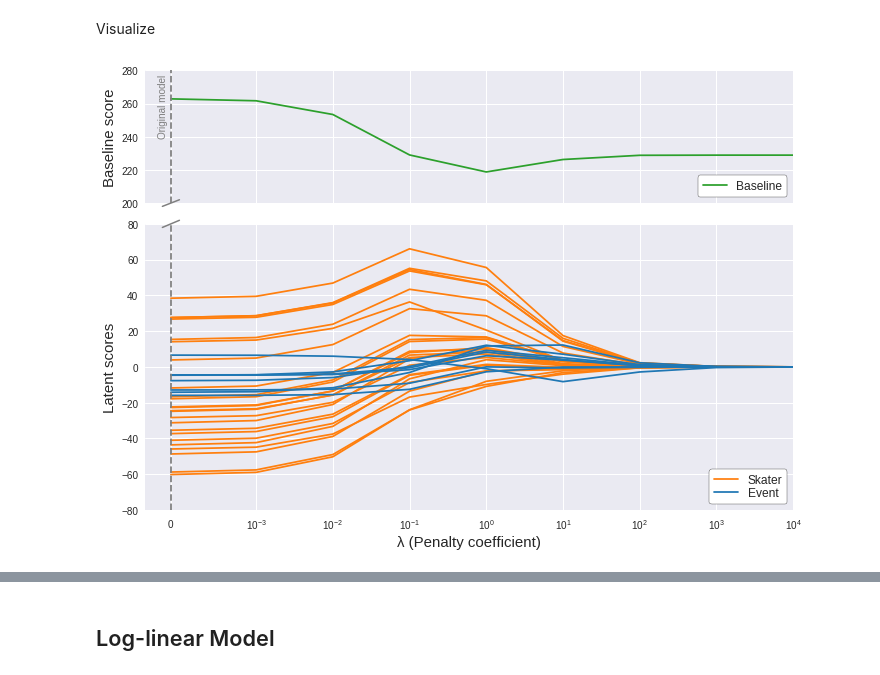
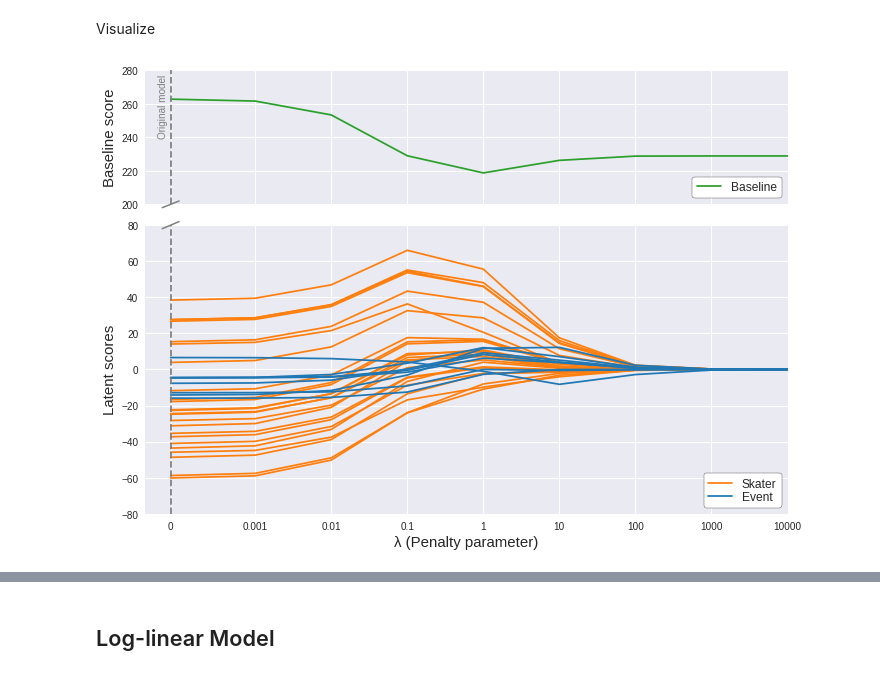
Before and after one commit to khanhnguyendata/skate_predict, a Jupyter notebook: analysis.ipynb, the cells around one changed output, grey strips where cells are left out. Drawn from its saved outputs; the diff is of its cells as text; code cells hidden in the pictures.

```diff
--- a/analysis.ipynb
+++ b/analysis.ipynb
@@ -212,8 +213,8 @@ class Model:
     def return_ranking(self, world_scores):
         skater_scores = self.skater_scores.sort_values(ascending=False)
         world_scores = world_scores.sort_values(ascending=False)
-        self.skater_ranking = list(skater_scores.index.intersection(world_scores.index))
-        seworld_ranking = list(world_scores.index.intersection(skater_scores.index))
+        skater_ranking = list(skater_scores.index.intersection(world_scores.index))
+        world_ranking = list(world_scores.index.intersection(skater_scores.index))
         return skater_ranking, world_ranking
 
     def evaluate_kendall_tau(self, world_scores, verbose=True):
@@ -710,7 +729,11 @@ Visualize
 df_skater_lambda = pd.DataFrame()
 df_event_lambda = pd.DataFrame()
 df_baseline_lambda = []
-lambda_values = [0, 0.001, 0.01, 0.1, 1, 10, 100, 1000, 10000]
+rankings_lambda = []
+concords_lambda = []
+taus_lambda = []
+rmses_lambda = []
+
 for lambda_reg in lambda_values:
     linear = Linear(lambda_reg=lambda_reg)
     linear.fit(season_scores)
@@ -718,6 +741,11 @@ for lambda_reg in lambda_values:
     df_skater_lambda[str(lambda_reg)] = linear.skater_scores
     df_event_lambda[str(lambda_reg)] = linear.event_scores
 
+    concords_lambda.append(linear.evaluate_kendall_tau(world_scores, verbose=False)[1])
+    taus_lambda.append(linear.evaluate_kendall_tau(world_scores, verbose=False)[0])
+    rankings_lambda.append(linear.return_ranking(world_scores)[0])
+    rmses_lambda.append(round(linear.evaluate_rmse(season_scores), 1))
+
 df_skater_lambda = df_skater_lambda.loc[world_scores.index]
 df_event_lambda = df_event_lambda.loc[dummies_events]
 # %%
@@ -741,34 +769,33 @@ axb.set_yticks(np.arange(200, 281, 20))
 axb.set_ylabel('Baseline score', fontsize=15)
 axb.legend(**legend_opts)
 
 for i, row in df_skater_lambda.iterrows():
     if i == 'Yuzuru, HANYU':
         ax.plot(lambda_values, row.values, color='tab:orange', label='Skater')
     else:
         ax.plot(lambda_values, row.values, color='tab:orange')
 
 
 for i, row in df_event_lambda.iterrows():
     if i == 'CA':
         ax.plot(lambda_values, row.values, color='tab:blue', label='Event')
     else:
         ax.plot(lambda_values, row.values, color='tab:blue')
 
-
 ax.axvline(0, ls='--', color='tab:gray')
 ax.plot((-0.0001, 0.0001), (78, 82), color='tab:gray', lw=1.5, transform=ax.transData, clip_on=False)
 ax.legend(**legend_opts)
 
 ax.set_xscale('symlog', linthreshx=0.001)
 ax.set_xlim(-0.0003, 10000)
-ax.set_xlabel('λ (Penalty coefficient)', fontsize=15)
+ax.set_xlabel('λ (Penalty parameter)', fontsize=15)
+ax.set_xticklabels(lambda_values)
 
 ax.set_ylabel('Latent scores', fontsize=15)
 ax.set_ylim(-80, 80)
-
 plt.tight_layout()
 plt.show()
 
 fig.savefig('viz/lambda_linear_coeffs.png')
 # %% [output]
-[figure, old version]
+[figure, new version]
```
Also changed, not shown: parts of 23 cells of this notebook.
